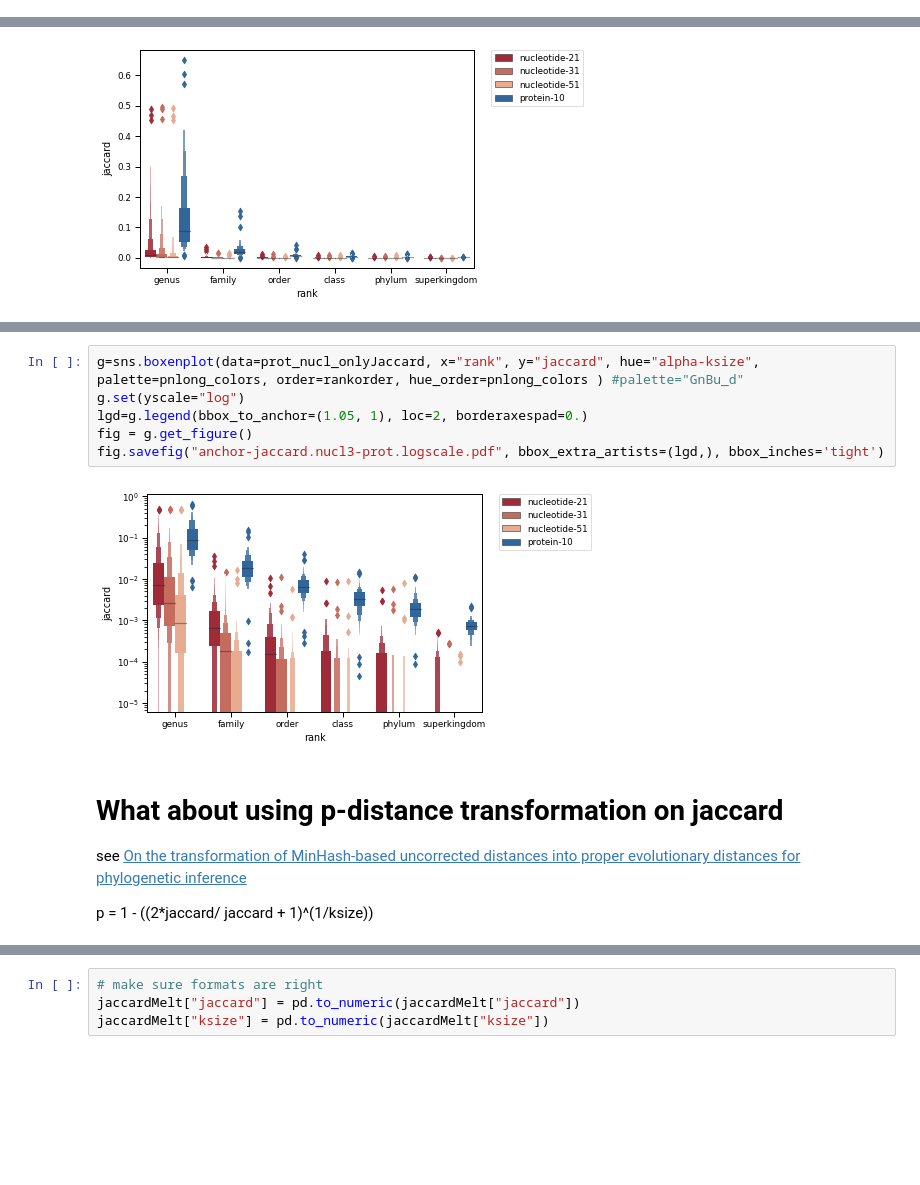
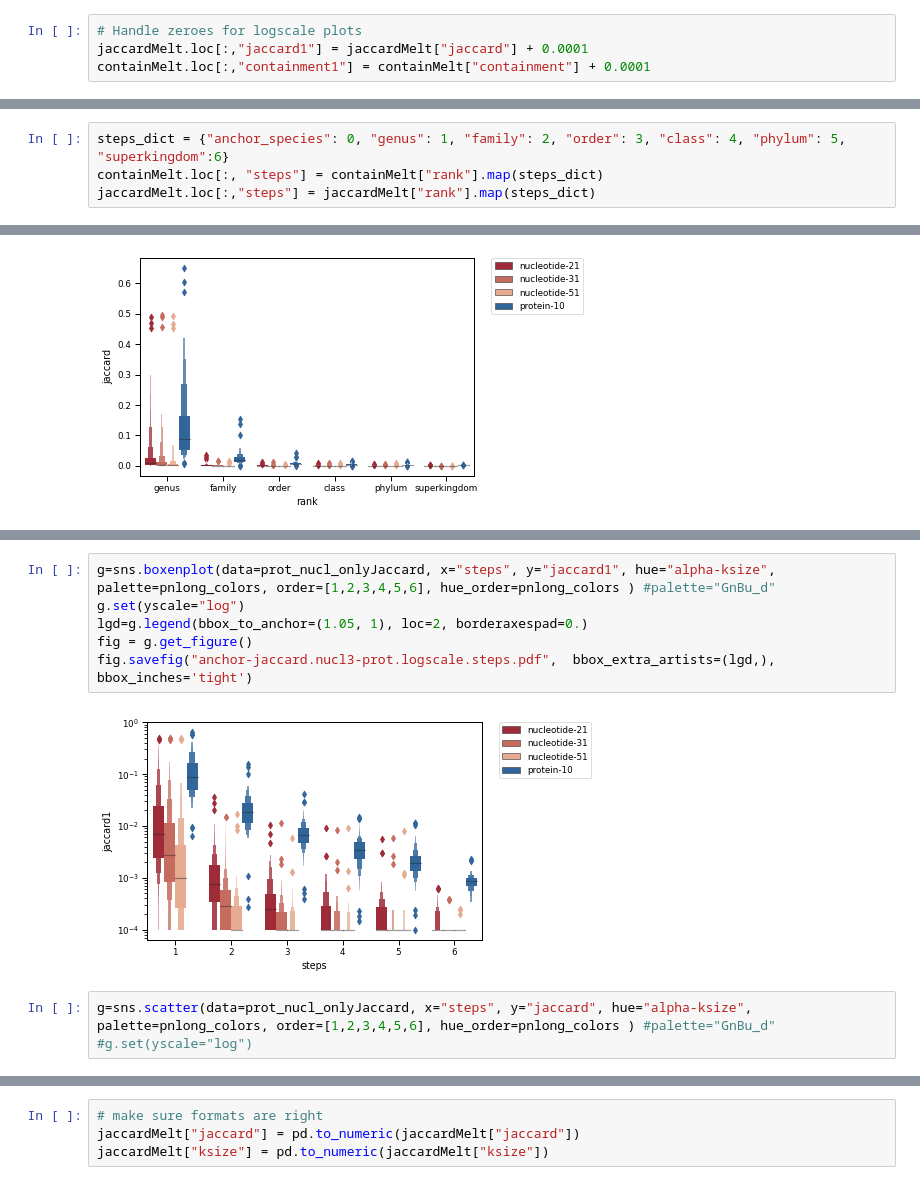
Before and after one commit to bluegenes/2020-dist-compare, a Jupyter notebook: notebooks/evolpaths-jaccard-and-contain.ipynb, the cells around one changed output, grey strips where cells are left out. Cells and saved outputs as stored; diff of their text form; blank space fills up the shorter version.

```diff
--- a/notebooks/evolpaths-jaccard-and-contain.ipynb
+++ b/notebooks/evolpaths-jaccard-and-contain.ipynb
@@ -152,0 +172,4 @@ jaccardMelt=pd.melt(jaccardDF, id_vars=["evolpath", "ksize", "alphabet", "alpha-
+# %%
+# Handle zeroes for logscale plots
+jaccardMelt.loc[:,"jaccard1"] = jaccardMelt["jaccard"] + 0.0001
+containMelt.loc[:,"containment1"] = containMelt["containment"] + 0.0001
@@ -152,0 +192,4 @@ jaccardMelt=pd.melt(jaccardDF, id_vars=["evolpath", "ksize", "alphabet", "alpha-
+# %%
+steps_dict = {"anchor_species": 0, "genus": 1, "family": 2, "order": 3, "class": 4, "phylum": 5, "superkingdom":6}
+containMelt.loc[:, "steps"] = containMelt["rank"].map(steps_dict)
+jaccardMelt.loc[:,"steps"] = jaccardMelt["rank"].map(steps_dict)
@@ -292,14 +394,11 @@ fig.savefig("anchor-jaccard.nucl3-prot.pdf",  bbox_extra_artists=(lgd,), bbox_in
 # %%
-g=sns.boxenplot(data=prot_nucl_onlyJaccard, x="rank", y="jaccard", hue="alpha-ksize", palette=pnlong_colors, order=rankorder, hue_order=pnlong_colors ) #palette="GnBu_d"
+g=sns.boxenplot(data=prot_nucl_onlyJaccard, x="steps", y="jaccard1", hue="alpha-ksize", palette=pnlong_colors, order=[1,2,3,4,5,6], hue_order=pnlong_colors ) #palette="GnBu_d"
 g.set(yscale="log")
 lgd=g.legend(bbox_to_anchor=(1.05, 1), loc=2, borderaxespad=0.)
 fig = g.get_figure()
-fig.savefig("anchor-jaccard.nucl3-prot.logscale.pdf", bbox_extra_artists=(lgd,), bbox_inches='tight')
+fig.savefig("anchor-jaccard.nucl3-prot.logscale.steps.pdf",  bbox_extra_artists=(lgd,), bbox_inches='tight')
 # %% [output]
-[figure, old version]
+[figure, new version]
-# %% [markdown]
-# What about using p-distance transformation on jaccard
-
-see [On the transformation of MinHash-based uncorrected distances into proper evolutionary distances for phylogenetic inference](https://f1000research.com/articles/9-1309/v1)
-
-p = 1 - ((2*jaccard/ jaccard + 1)^(1/ksize))
+# %%
+g=sns.scatter(data=prot_nucl_onlyJaccard, x="steps", y="jaccard", hue="alpha-ksize", palette=pnlong_colors, order=[1,2,3,4,5,6], hue_order=pnlong_colors ) #palette="GnBu_d"
+#g.set(yscale="log")
```
Also changed, not shown: parts of 36 cells of this notebook.
